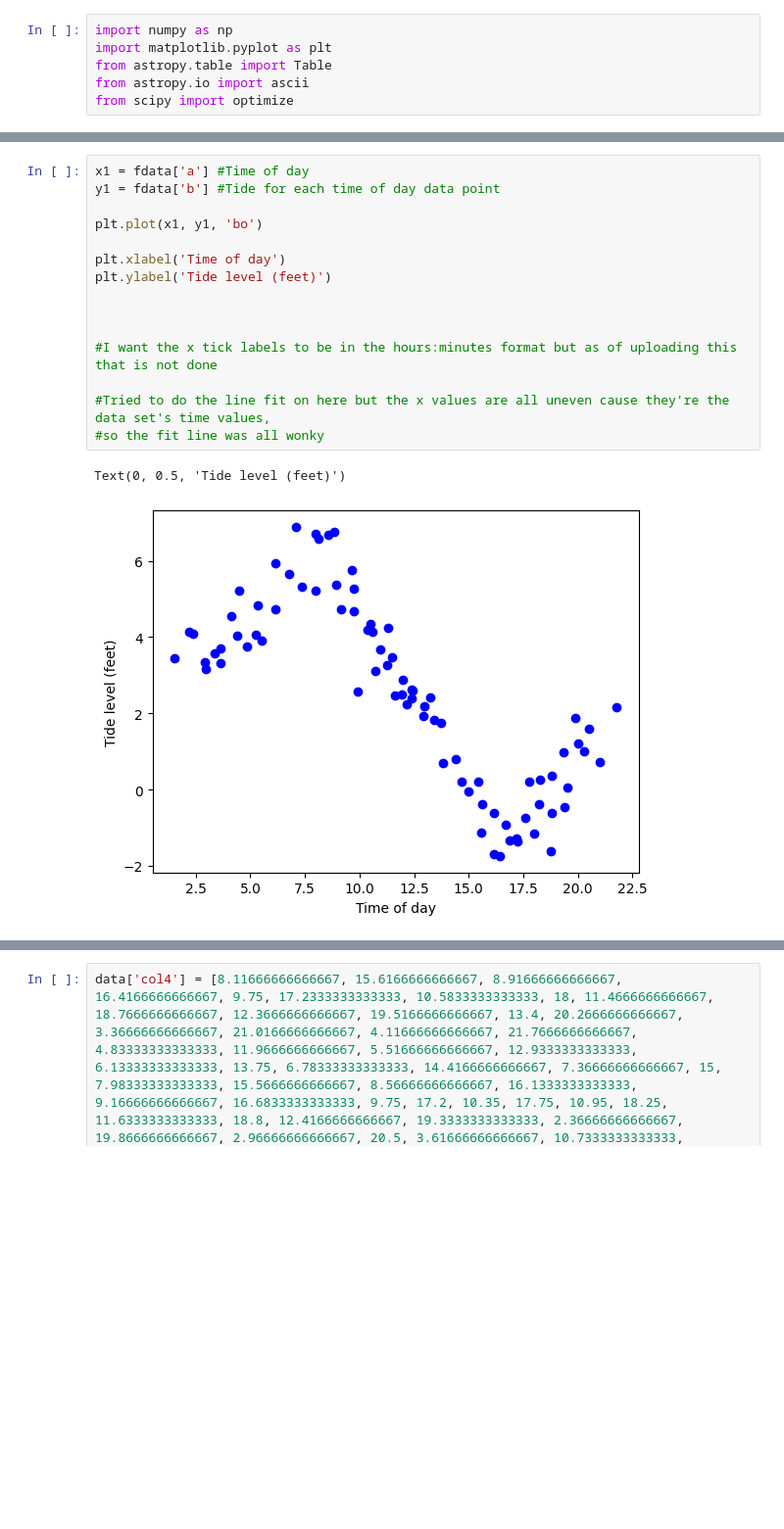
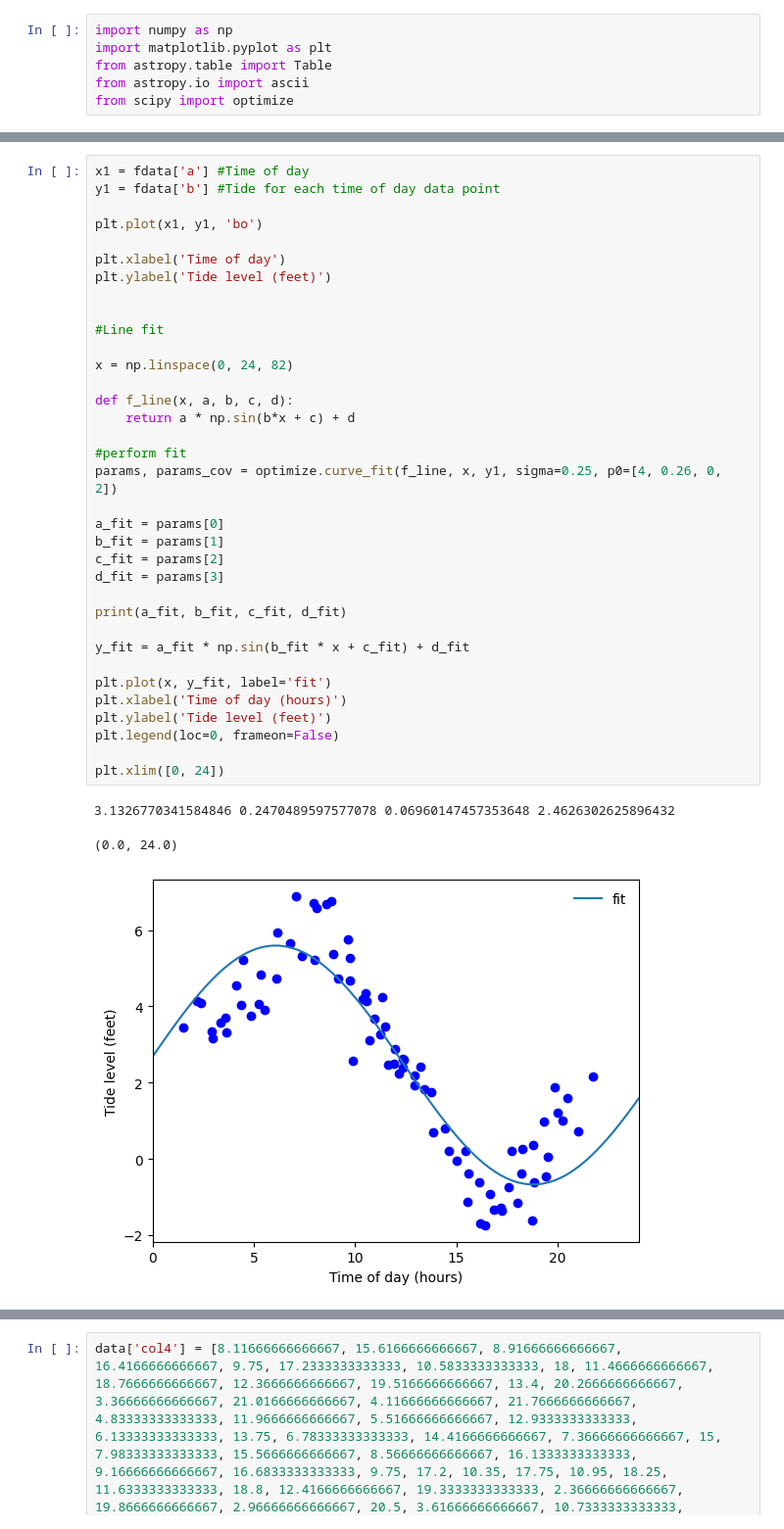
Before and after one commit to carburto/astr19_group_a9, a Jupyter notebook: group_project_data.ipynb, the cells around one changed output, grey strips where cells are left out. Shown: that part at 98% size. Drawn from its saved outputs; the diff is of its cells as text; blank space fills up the shorter version.

Commit message:
Add files via upload
Put line fit on same graph as data

```diff
--- a/group_project_data.ipynb
+++ b/group_project_data.ipynb
@@ -57,18 +57,39 @@ Length = 82 rows
 # %%
 x1 = fdata['a'] #Time of day
 y1 = fdata['b'] #Tide for each time of day data point
 
 plt.plot(x1, y1, 'bo')
 
 plt.xlabel('Time of day')
 plt.ylabel('Tide level (feet)')
 
 
+#Line fit
 
-#I want the x tick labels to be in the hours:minutes format but as of uploading this that is not done
+x = np.linspace(0, 24, 82)
 
-#Tried to do the line fit on here but the x values are all uneven cause they're the data set's time values,
-#so the fit line was all wonky
+def f_line(x, a, b, c, d):
+    return a * np.sin(b*x + c) + d
+
+#perform fit
+params, params_cov = optimize.curve_fit(f_line, x, y1, sigma=0.25, p0=[4, 0.26, 0, 2])
+
+a_fit = params[0]
+b_fit = params[1]
+c_fit = params[2]
+d_fit = params[3]
+
+print(a_fit, b_fit, c_fit, d_fit)
+
+y_fit = a_fit * np.sin(b_fit * x + c_fit) + d_fit
+
+plt.plot(x, y_fit, label='fit')
+plt.xlabel('Time of day (hours)')
+plt.ylabel('Tide level (feet)')
+plt.legend(loc=0, frameon=False)
+
+plt.xlim([0, 24])
 # %% [output]
-Text(0, 0.5, 'Tide level (feet)')
+3.1326770341584846 0.2470489597577078 0.06960147457353648 2.4626302625896432
+(0.0, 24.0)
-[figure, old version]
+[figure, new version]
```
Also changed, not shown: parts of 2 cells of this notebook.
